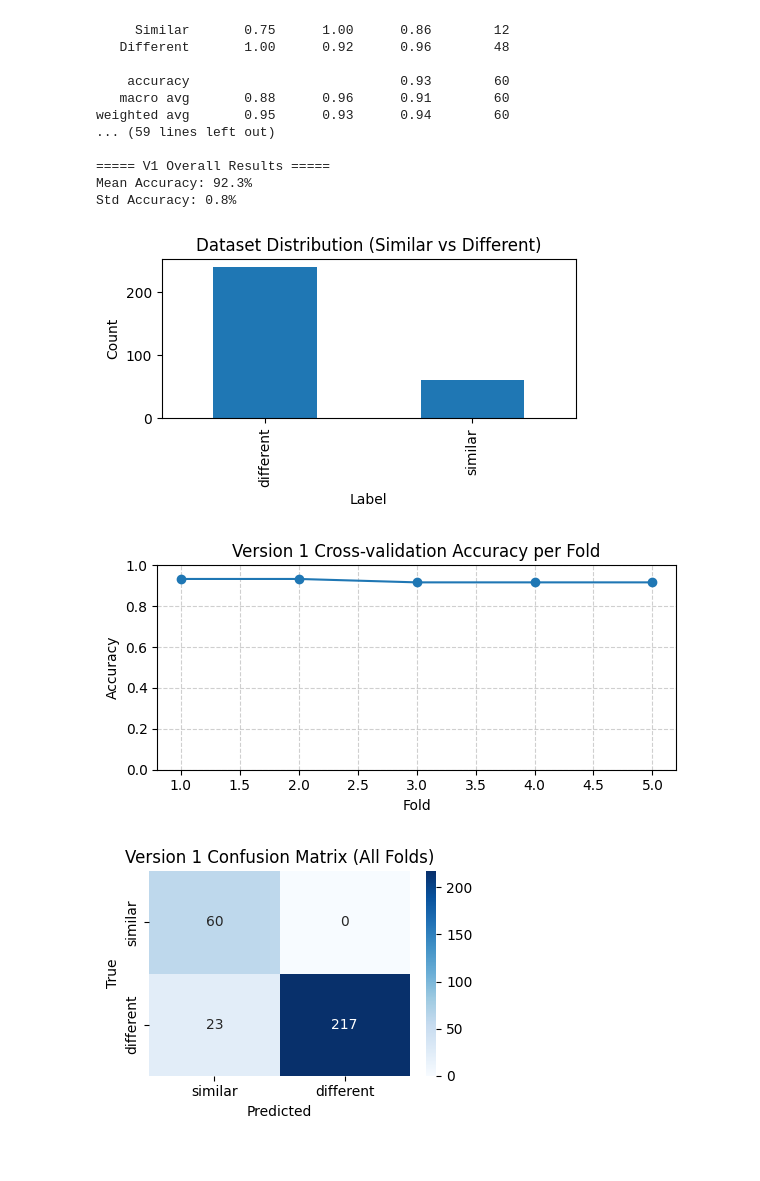
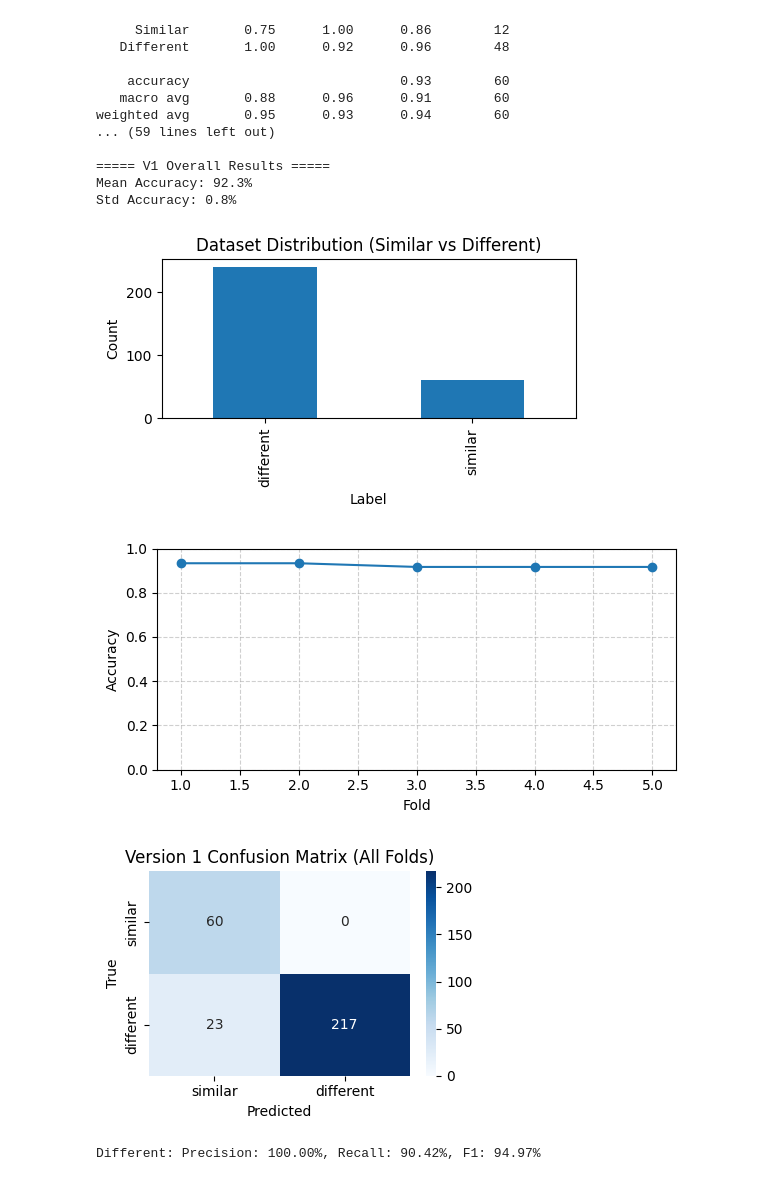
Before and after one commit to ThanhNo0308/VisualTesting, a Jupyter notebook: visualtesting/ver_1.ipynb, the cells around one changed output. Cells and saved outputs as stored; diff of their text form; code cells hidden in the pictures.

```diff
--- a/visualtesting/ver_1.ipynb
+++ b/visualtesting/ver_1.ipynb
@@ -257,33 +257,45 @@ for train_idx, test_idx in gkf.split(df_v1, df_v1['label'], groups):
                     [v1_model.map[l] for l in y_train])
     preds_int = v1_model.model.predict(v1_model.scaler.transform(X_test))
     inv_map = {v:k for k,v in v1_model.map.items()}
     preds = [inv_map[i] for i in preds_int]
     accs.append(accuracy_score(y_test, preds))
     all_true.extend(y_test)
     all_pred.extend(preds)
 
 plt.figure(figsize=(6,3))
 plt.plot(range(1,6), accs, marker='o')
-plt.title("Version 1 Cross-validation Accuracy per Fold")
 plt.xlabel("Fold")
 plt.ylabel("Accuracy")
 plt.ylim(0,1)
 plt.grid(True, linestyle="--", alpha=0.6)
 plt.tight_layout()
 plt.show()
 
 cm = confusion_matrix(all_true, all_pred, labels=['similar','different'])
 
 plt.figure(figsize=(4,3))
 sns.heatmap(cm, annot=True, fmt="d", cmap="Blues",
             xticklabels=['similar','different'],
             yticklabels=['similar','different'])
 plt.title("Version 1 Confusion Matrix (All Folds)")
 plt.xlabel("Predicted")
 plt.ylabel("True")
 plt.tight_layout()
 plt.show()
 # %% [output]
 [figure]
-[figure, old version]
+[figure, new version]
 [figure]
+# %%
+from sklearn.metrics import confusion_matrix
+
+labels = ['similar','different']
+cm = confusion_matrix(all_true, all_pred, labels=labels)
+TP = cm[1,1]; FN = cm[1,0]; FP = cm[0,1]
+precision_diff = TP / (TP + FP) if (TP+FP)>0 else 0.0
+recall_diff = TP / (TP + FN) if (TP+FN)>0 else 0.0
+f1_diff = 2*precision_diff*recall_diff/(precision_diff+recall_diff) if (precision_diff+recall_diff)>0 else 0.0
+print("Different: Precision: {:.2%}, Recall: {:.2%}, F1: {:.2%}".format(
+    precision_diff, recall_diff, f1_diff))
+# %% [output]
+Different: Precision: 100.00%, Recall: 90.42%, F1: 94.97%
```
Also changed, not shown: 8 other files.
